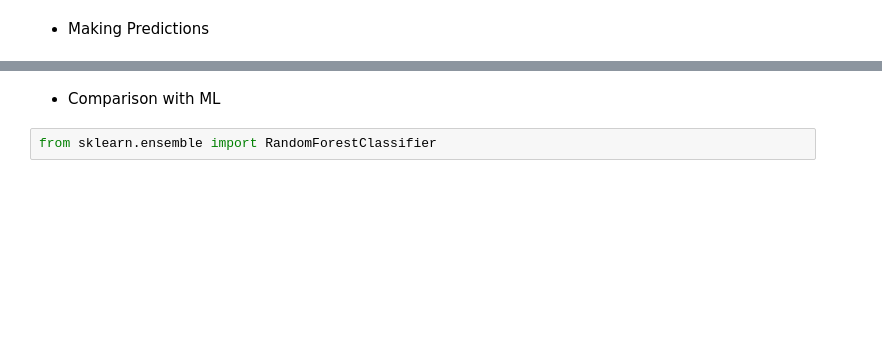
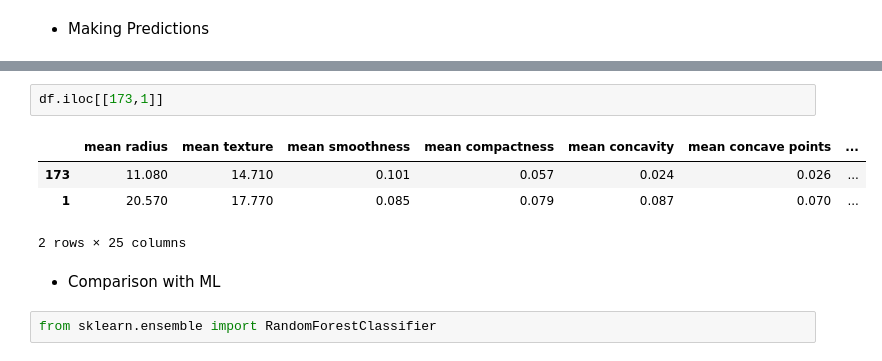
Before and after one commit to Ertugrul-Kurubal/Deep-Learning, a Jupyter notebook: In Class/3-Keras Classification In Class 4.ipynb, the cells around one changed output, grey strips where cells are left out. Drawn from its saved outputs; the diff is of its cells as text; blank space fills up the shorter version.

```diff
--- a/In Class/3-Keras Classification In Class 4.ipynb
+++ b/In Class/3-Keras Classification In Class 4.ipynb
@@ -270,3 +394,10 @@ from tensorflow.keras.layers import Dropout
+# %%
+df.iloc[[173,1]]
+# %% [output]
+|  | mean radius | mean texture | mean smoothness | mean compactness | mean concavity | mean concave points | ... |
+| 173 | 11.080 | 14.710 | 0.101 | 0.057 | 0.024 | 0.026 | ... |
+| 1 | 20.570 | 17.770 | 0.085 | 0.079 | 0.087 | 0.070 | ... |
+2 rows × 25 columns
 # %% [markdown]
 * Comparison with ML
 # %%
```
Also changed, not shown: parts of 23 cells of this notebook.
